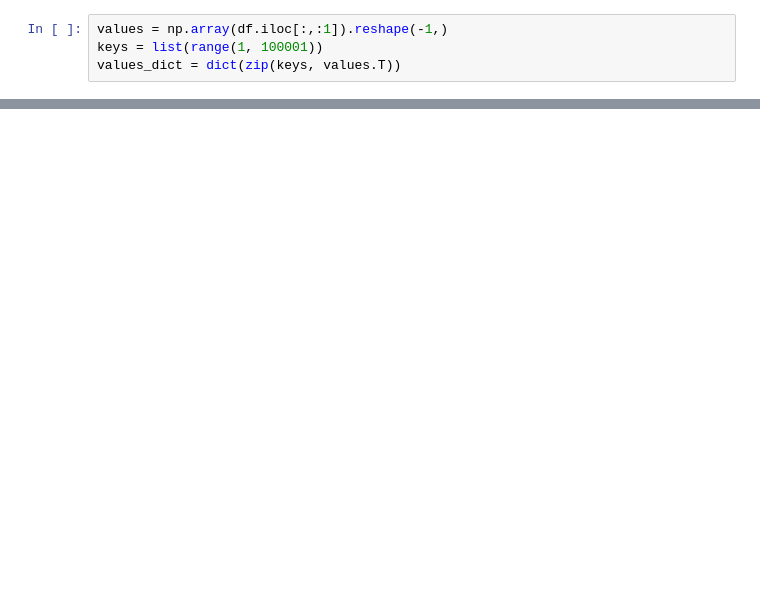
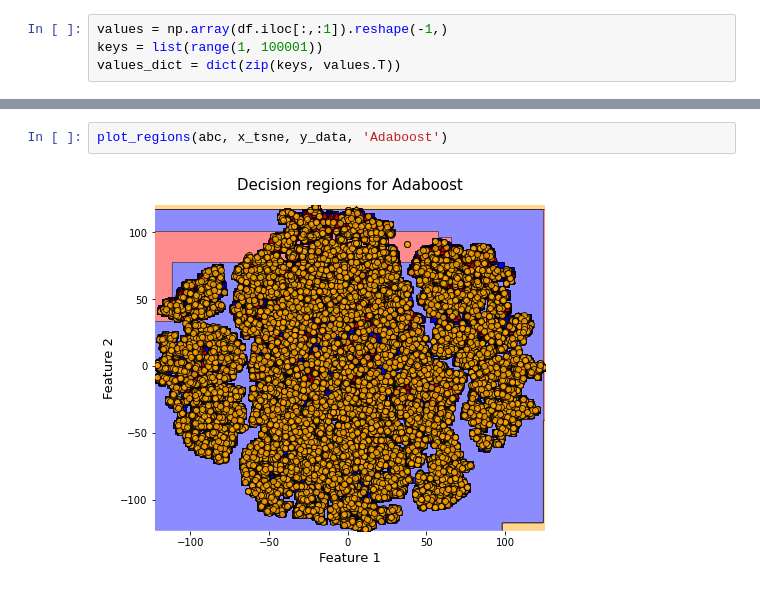
Before and after one commit to mireiaplalis/IML_assignments, a Jupyter notebook: a2/A2.ipynb, the cells around one changed output, grey strips where cells are left out. Drawn from its saved outputs; the diff is of its cells as text; blank space fills up the shorter version.

```diff
--- a/a2/A2.ipynb
+++ b/a2/A2.ipynb
@@ -223,0 +286,4 @@ FileNotFoundError: [Errno 2] No such file or directory: 'results/Logistic_Regres
+# %%
+plot_regions(abc, x_tsne, y_data, 'Adaboost')
+# %% [output]
+[figure, added]
```
Also changed, not shown: parts of 21 cells of this notebook.
